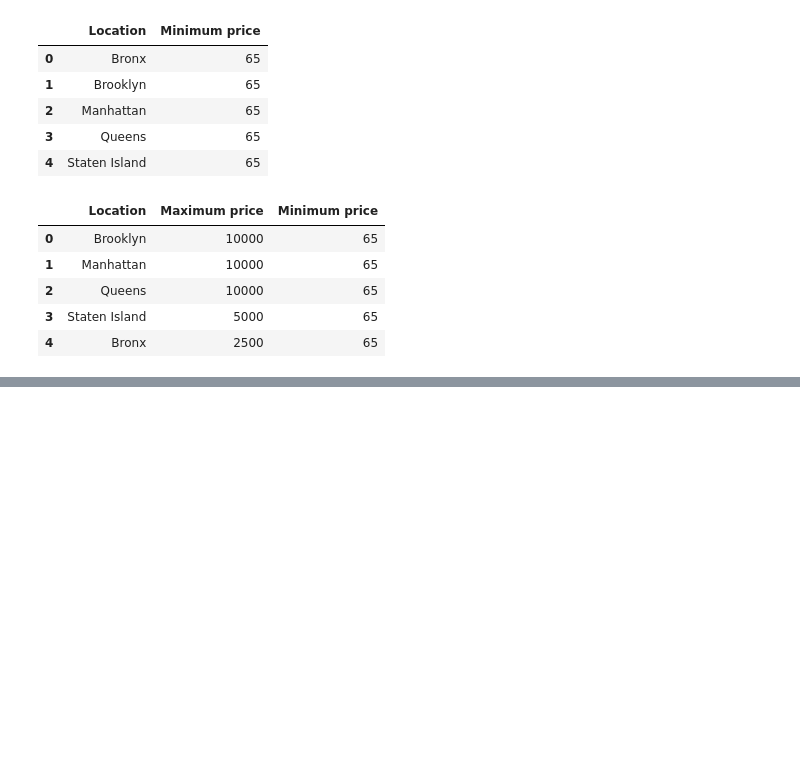
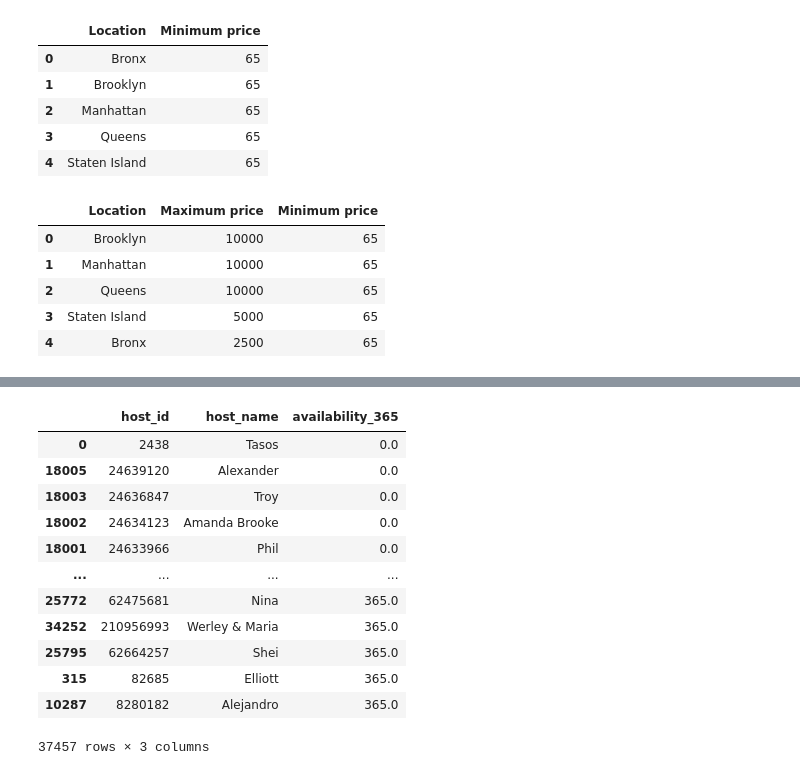
Before and after one commit to satendra-p/Airbnb_data-analysis, a Jupyter notebook: Team_Project_EDA_Capstone_ipynb.ipynb, the cells around one changed output, grey strips where cells are left out. Drawn from its saved outputs; the diff is of its cells as text; code cells hidden in the pictures; blank space fills up the shorter version.

```diff
--- a/Team_Project_EDA_Capstone_ipynb.ipynb
+++ b/Team_Project_EDA_Capstone_ipynb.ipynb
@@ -376,0 +398,18 @@ Text(0.5, 1.0, 'Maximum and minimum price according to location')
+# %%
+#Get the host based on availability in a year
+host_based_on_availability_df = airbnb_price_df.groupby(['host_id','host_name'],as_index=False)['availability_365'].mean().sort_values(['availability_365'],ascending = True)
+host_based_on_availability_df
+# %% [output]
+|  | host_id | host_name | availability_365 |
+| 0 | 2438 | Tasos | 0.0 |
+| 18005 | 24639120 | Alexander | 0.0 |
+| 18003 | 24636847 | Troy | 0.0 |
+| 18002 | 24634123 | Amanda Brooke | 0.0 |
+| 18001 | 24633966 | Phil | 0.0 |
+| ... | ... | ... | ... |
+| 25772 | 62475681 | Nina | 365.0 |
+| 34252 | 210956993 | Werley & Maria | 365.0 |
+| 25795 | 62664257 | Shei | 365.0 |
+| 315 | 82685 | Elliott | 365.0 |
+| 10287 | 8280182 | Alejandro | 365.0 |
+37457 rows × 3 columns
```
Also changed, not shown: parts of 7 cells of this notebook.
